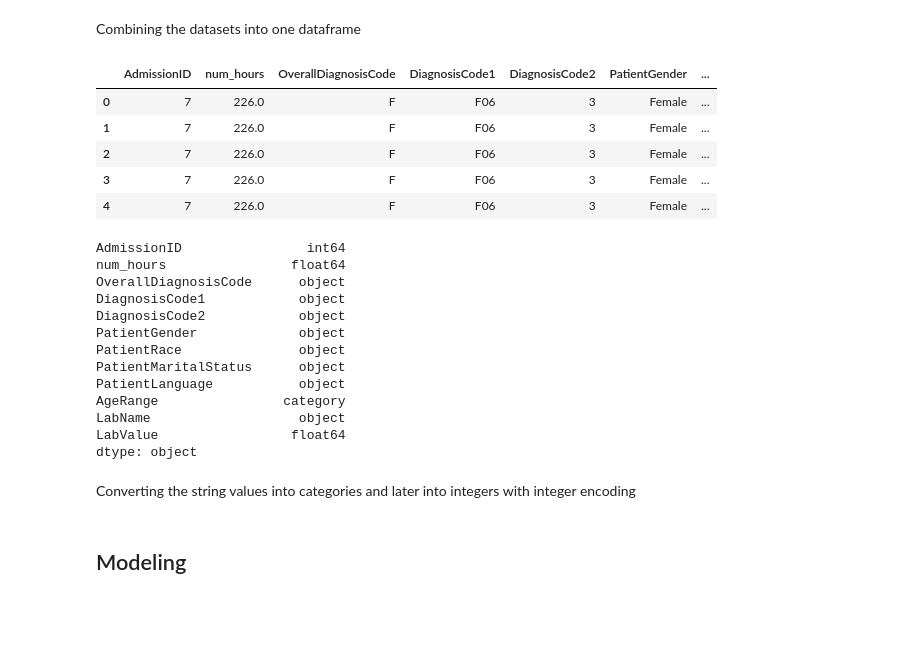
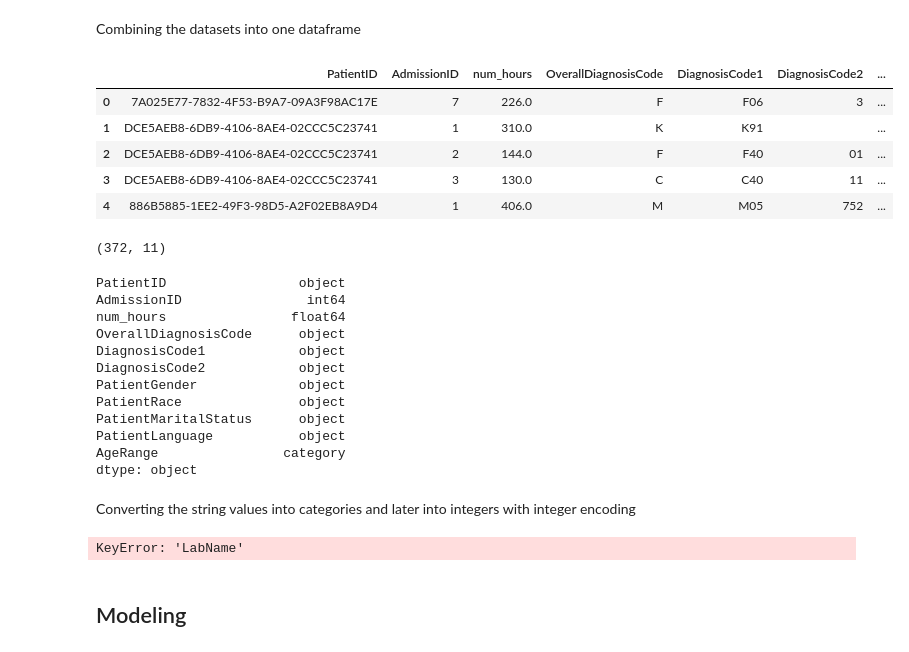
Before and after one commit to KrishnaPothula/EHR-Analysis, a Jupyter notebook: medical_records_extraction.ipynb, the cells around one changed output. Saved outputs shown, nothing was run; the diff lists cells and outputs as text; code cells hidden in the pictures; blank space fills up the shorter version.

```diff
--- a/medical_records_extraction.ipynb
+++ b/medical_records_extraction.ipynb
@@ -204,21 +212,26 @@ Combining the datasets into one dataframe
 # %%
 admitted_diagnoses_df = pd.merge(admissions_df,diagnoses_df,on=['PatientID','AdmissionID'], how='left')
 admitted_diagnoses_df.drop(columns=["AdmissionStartDate", "AdmissionEndDate", "PrimaryDiagnosisCode", "PrimaryDiagnosisDescription"], inplace=True)
 admit_patient_diag_df = pd.merge(admitted_diagnoses_df,patient_df,on=['PatientID'], how='left')
 admit_patient_diag_df.drop(columns=["PatientDateOfBirth", "PatientPopulationPercentageBelowPoverty", "Age"], inplace=True)
-admit_patient_lab_diag_df = pd.merge(admit_patient_diag_df, labs_df, on=['PatientID', 'AdmissionID'], how='left')
-admit_patient_lab_diag_df.drop(columns=["PatientID", "LabUnits", "LabDateTime"], inplace=True)
-admit_patient_lab_diag_df.head()
+# admit_patient_lab_diag_df = pd.merge(admit_patient_diag_df, labs_df, on=['PatientID', 'AdmissionID'], how='left')
+# admit_patient_lab_diag_df.drop(columns=["PatientID", "LabUnits", "LabDateTime"], inplace=True)
+admit_patient_diag_df.head()
 # %% [output]
-|  | AdmissionID | num_hours | OverallDiagnosisCode | DiagnosisCode1 | DiagnosisCode2 | PatientGender | ... |
-| 0 | 7 | 226.0 | F | F06 | 3 | Female | ... |
-| 1 | 7 | 226.0 | F | F06 | 3 | Female | ... |
-| 2 | 7 | 226.0 | F | F06 | 3 | Female | ... |
-| 3 | 7 | 226.0 | F | F06 | 3 | Female | ... |
-| 4 | 7 | 226.0 | F | F06 | 3 | Female | ... |
+|  | PatientID | AdmissionID | num_hours | OverallDiagnosisCode | DiagnosisCode1 | DiagnosisCode2 | ... |
+| 0 | 7A025E77-7832-4F53-B9A7-09A3F98AC17E | 7 | 226.0 | F | F06 | 3 | ... |
+| 1 | DCE5AEB8-6DB9-4106-8AE4-02CCC5C23741 | 1 | 310.0 | K | K91 |  | ... |
+| 2 | DCE5AEB8-6DB9-4106-8AE4-02CCC5C23741 | 2 | 144.0 | F | F40 | 01 | ... |
+| 3 | DCE5AEB8-6DB9-4106-8AE4-02CCC5C23741 | 3 | 130.0 | C | C40 | 11 | ... |
+| 4 | 886B5885-1EE2-49F3-98D5-A2F02EB8A9D4 | 1 | 406.0 | M | M05 | 752 | ... |
+# %%
+admit_patient_diag_df.shape
+# %% [output]
+(372, 11)
 # %%
-admit_patient_lab_diag_df.dtypes
+admit_patient_diag_df.dtypes
 # %% [output]
+PatientID                 object
 AdmissionID                int64
 num_hours                float64
 OverallDiagnosisCode      object
@@ -229,18 +242,17 @@ PatientRace               object
 PatientMaritalStatus      object
 PatientLanguage           object
 AgeRange                category
-LabName                   object
-LabValue                 float64
 dtype: object
 # %% [markdown]
 Converting the string values into categories and later into integers with integer encoding
 # %%
-admit_patient_lab_diag_df["OverallDiagnosisCode"] = admit_patient_lab_diag_df["OverallDiagnosisCode"].astype('category')
-admit_patient_lab_diag_df["DiagnosisCode1"] = admit_patient_lab_diag_df["DiagnosisCode1"].astype('category')
-admit_patient_lab_diag_df["DiagnosisCode2"] = admit_patient_lab_diag_df["DiagnosisCode2"].astype('category')
-admit_patient_lab_diag_df["PatientGender"] = admit_patient_lab_diag_df["PatientGender"].astype('category')
-admit_patient_lab_diag_df["PatientRace"] = admit_patient_lab_diag_df["PatientRace"].astype('category')
-admit_patient_lab_diag_df["PatientMaritalStatus"] = admit_patient_lab_diag_df["PatientMaritalStatus"].astype('category')
-admit_patient_lab_diag_df["PatientLanguage"] = admit_patient_lab_diag_df["PatientLanguage"].astype('category')
-admit_patient_lab_diag_df["LabName"] = admit_patient_lab_diag_df["LabName"].astype('category')
+admit_patient_diag_df["OverallDiagnosisCode"] = admit_patient_diag_df["OverallDiagnosisCode"].astype('category')
+admit_patient_diag_df["DiagnosisCode1"] = admit_patient_diag_df["DiagnosisCode1"].astype('category')
+admit_patient_diag_df["DiagnosisCode2"] = admit_patient_diag_df["DiagnosisCode2"].astype('category')
+admit_patient_diag_df["PatientGender"] = admit_patient_diag_df["PatientGender"].astype('category')
+admit_patient_diag_df["PatientRace"] = admit_patient_diag_df["PatientRace"].astype('category')
+admit_patient_diag_df["PatientMaritalStatus"] = admit_patient_diag_df["PatientMaritalStatus"].astype('category')
+admit_patient_diag_df["PatientLanguage"] = admit_patient_diag_df["PatientLanguage"].astype('category')
+# %% [output]
+KeyError: 'LabName'
 # %%
```
Also changed, not shown: parts of 22 cells of this notebook.
